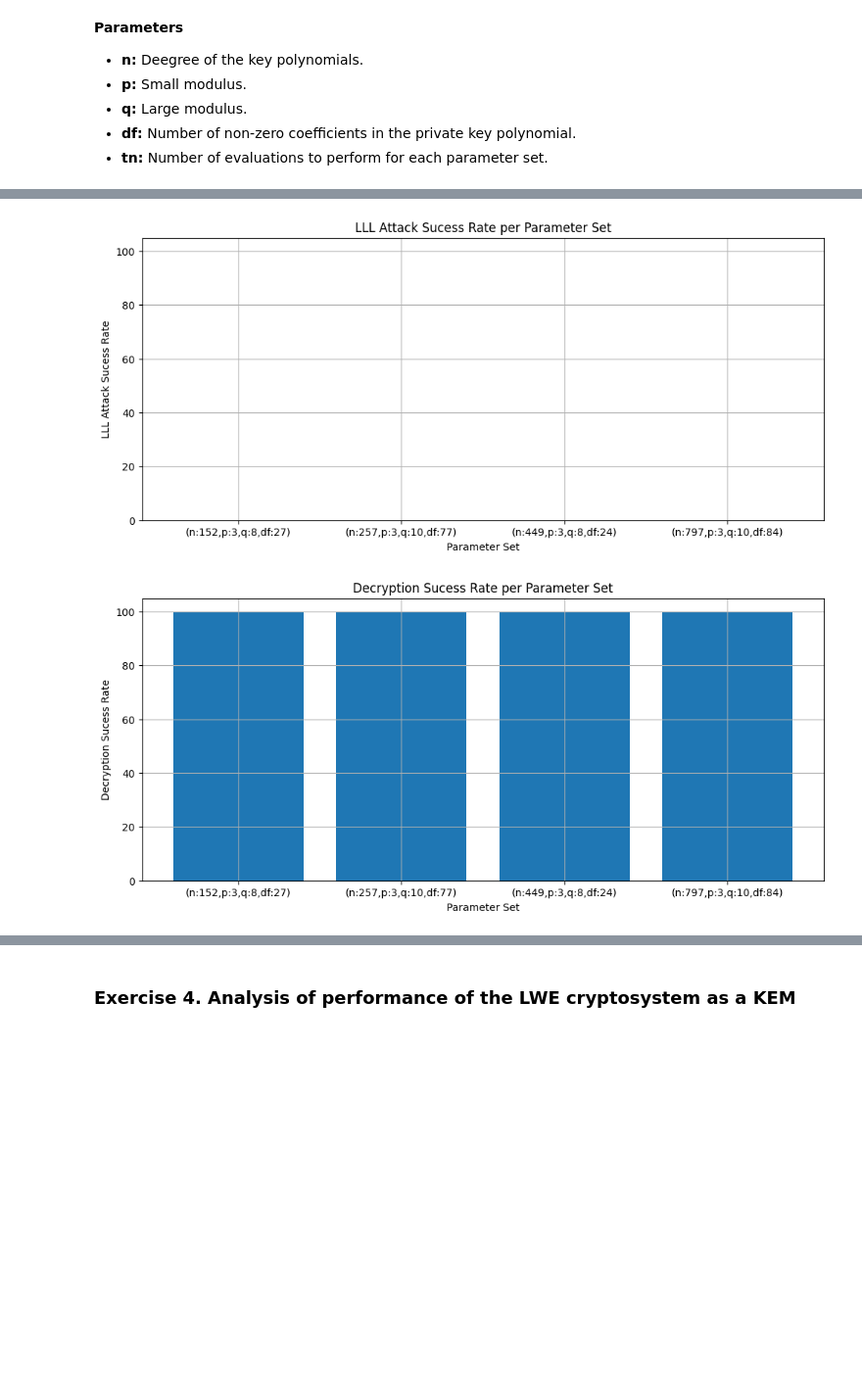
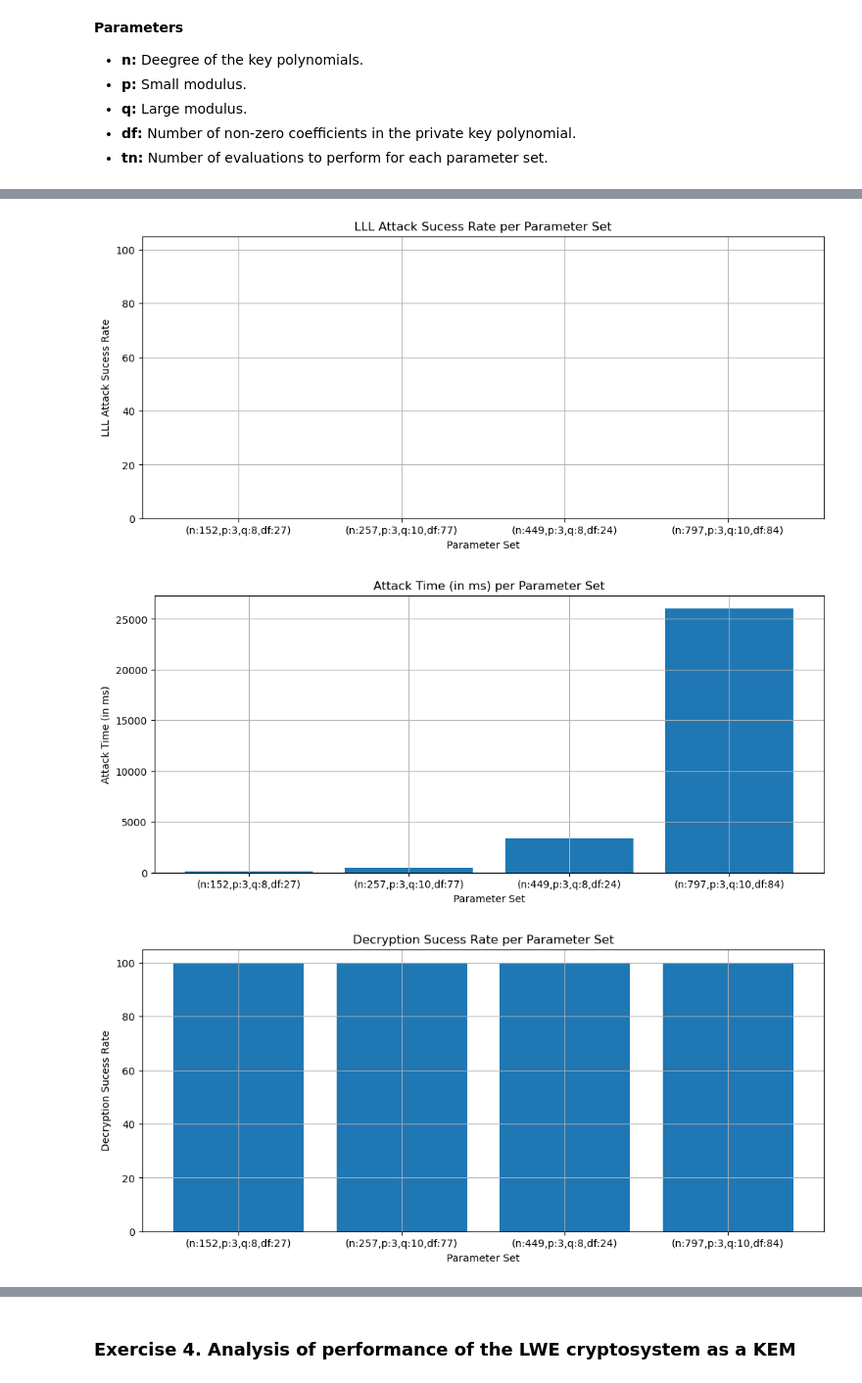
Before and after one commit to guinucool/PostQuantumCryptography, a Jupyter notebook: lattice-based/exercises.ipynb, the cells around one changed output, grey strips where cells are left out. Shown at 98% size. Cells and saved outputs as stored; diff of their text form; code cells hidden in the pictures; blank space fills up the shorter version.

```diff
--- a/lattice-based/exercises.ipynb
+++ b/lattice-based/exercises.ipynb
@@ -14,7 +12,7 @@ Decryption successful:  True
 - **tn:** Number of evaluations to perform in each dimension.
 # %%
 # Define the parameters for the test batch
-batch = [(n, [], []) for n in range(1, 129)]
+batch = [(n, [], [], [], [], []) for n in range(1, 129)]
 trials = 10
 # %%
 # Perform the evaluations
@@ -104,7 +156,10 @@ plt.show()
 - **tn:** Number of evaluations to perform for each parameter set.
 # %%
 # Define the parameters for the test batch
-batch = [((152, 3, 8, 27), [], []), ((257, 3, 10, 77), [], []), ((449, 3, 8, 24), [], []), ((797, 3, 10, 84), [], [])]
+batch = [((152, 3, 8, 27), [], [], [], [], []),
+         ((257, 3, 10, 77), [], [], [], [], []),
+         ((449, 3, 8, 24), [], [], [], [], []),
+         ((797, 3, 10, 84), [], [], [], [], [])]
 trials = 10
 
 # Parameters sets too big to run for NTRU
@@ -167,11 +225,14 @@ Testing NTRU with parameters: n=797, q=3, df=10, dg=84
 # %%
 # Calculate the axis arrays
-x = [f"(n:{p[0]},p:{p[1]},q:{p[2]},df:{p[3]})" for (p, _, _) in batch]
-y_1 = [n*4 for ((n, _, _, _), _, _) in batch]
-y_2 = [(sum(l) / len(l)) * 100 for (_, _, l) in batch]
-y_3 = [(sum(l) / len(l)) * 100 for (_, l, _) in batch]
+x = [f"(n:{p[0]},p:{p[1]},q:{p[2]},df:{p[3]})" for (p, _, _, _, _, _) in batch]
+y_1 = [n*4 for ((n, _, _, _), _, _, _, _, _) in batch]
+y_2 = [(sum(ml) / len(ml)) * 100 for (_, _, ml, _, _, _) in batch]
+y_3 = [(sum(l) / len(l)) * 100 for (_, l, _, _, _, _) in batch]
+y_4 = [(sum(kl) / len(kl)) for (_, _, _, kl, _, _) in batch]
+y_5 = [(sum(tl) / len(tl)) for (_, _, _, _, tl, _) in batch]
+y_6 = [(sum(mtl) / len(mtl)) for (_, _, _, _, _, mtl) in batch]
 
-# Define the plot to show LLL attack sucess rate depending on n dimension
+# Define the plot to show LLL attack sucess rate depending on parameter set
 plt.figure(figsize=(12,5))
 plt.bar(x, y_1)
 plt.title("Key Size (in Bytes) per Parameter Set")
@@ -180,13 +241,22 @@ plt.ylabel("Key Size (in Bytes)")
 plt.grid(True)
 plt.show()
 
-# Define the plot to show LLL attack sucess rate depending on n dimension
+# Define the plot to show LLL attack sucess rate depending on parameter set
 plt.figure(figsize=(12,5))
 plt.bar(x, y_2)
 plt.title("LLL Attack Sucess Rate per Parameter Set")
 plt.xlabel("Parameter Set")
 plt.ylabel("LLL Attack Sucess Rate")
 plt.ylim(0, 105)
+plt.grid(True)
+plt.show()
+
+# Define the plot to show attack time depending on parameter set
+plt.figure(figsize=(12,5))
+plt.bar(x, y_6)
+plt.title("Attack Time (in ms) per Parameter Set")
+plt.xlabel("Parameter Set")
+plt.ylabel("Attack Time (in ms)")
 plt.grid(True)
 plt.show()
 
@@ -199,4 +269,22 @@ plt.ylabel("Decryption Sucess Rate")
 plt.ylim(0, 105)
 plt.grid(True)
 plt.show()
+
+# Define the plot to show key generation time depending on parameter set
+plt.figure(figsize=(12,5))
+plt.bar(x, y_4)
+plt.title("Key Generation Time (in ms) per Parameter Set")
+plt.xlabel("Parameter Set")
+plt.ylabel("Key Generation Time (in ms)")
+plt.grid(True)
+plt.show()
+
+# Define the plot to show decryption time depending on parameter set
+plt.figure(figsize=(12,5))
+plt.bar(x, y_5)
+plt.title("Decryption Time (in ms) per Parameter Set")
+plt.xlabel("Parameter Set")
+plt.ylabel("Decryption Time (in ms)")
+plt.grid(True)
+plt.show()
 # %% [output]
@@ -204,2 +292,3 @@ plt.show()
 [figure]
-[figure, old version]
+[figure, new version]
+[figure, added]
```
Also changed, not shown: parts of 9 cells of this notebook, 10 other files.
